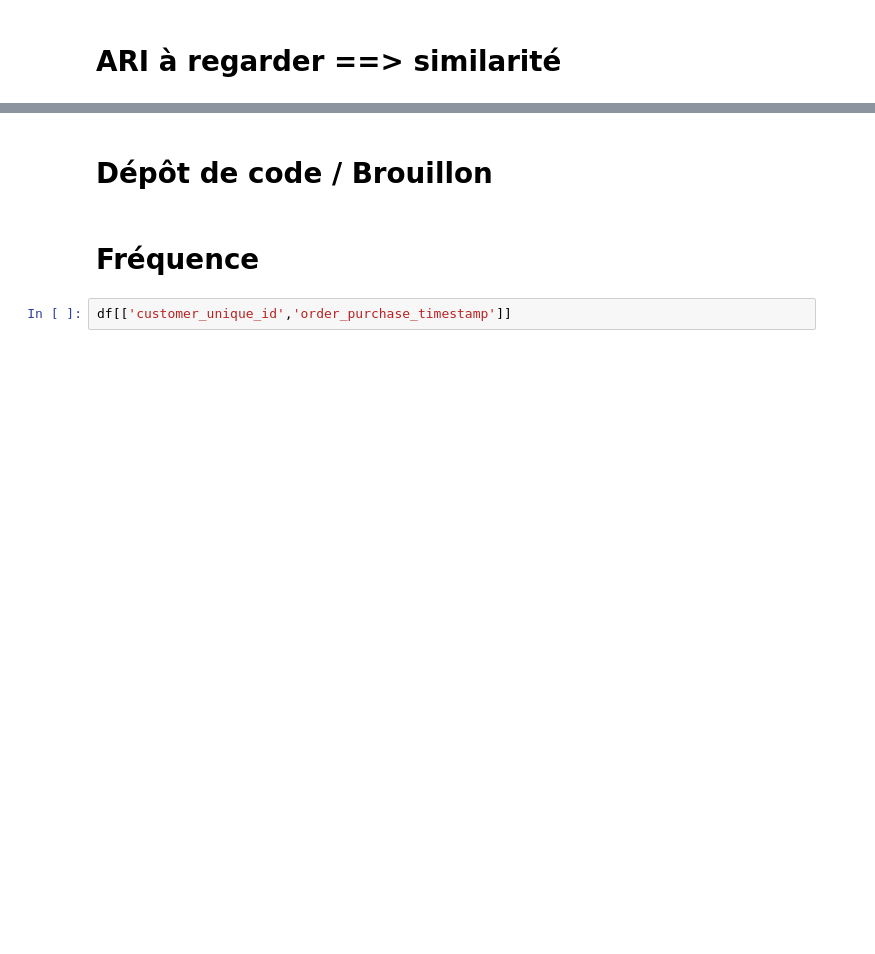
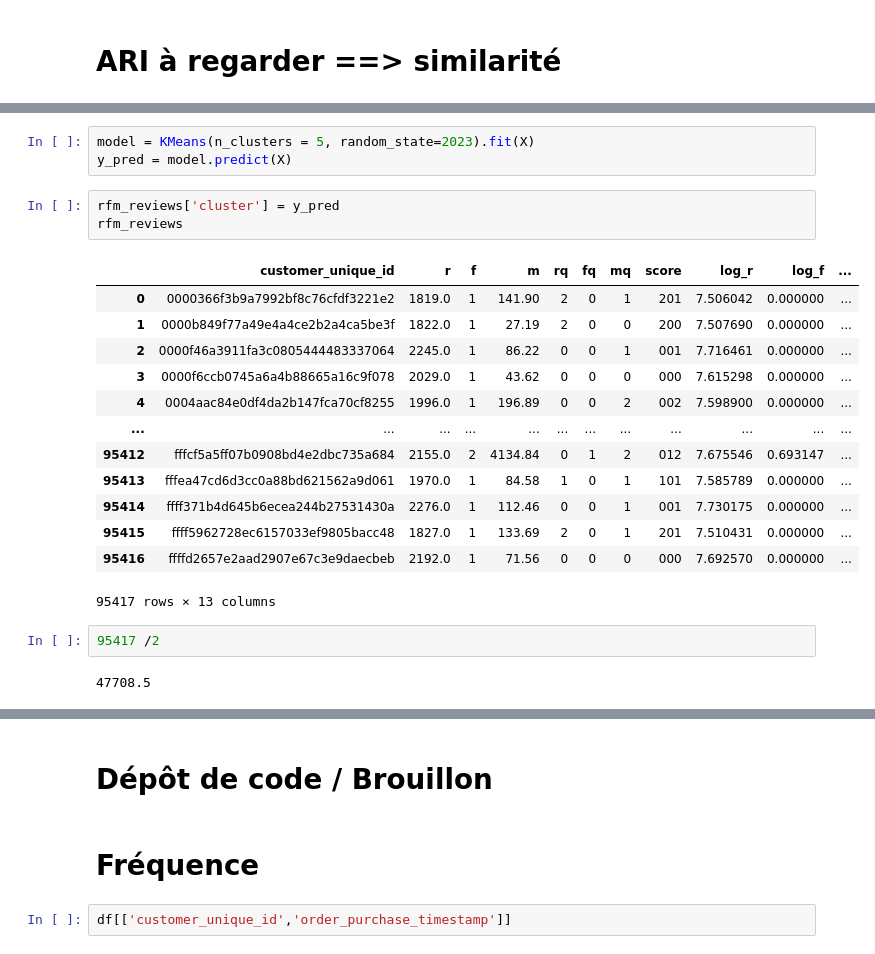
Before and after one commit to ArhurK/P5-Segmentez-les-clients-d-un-e-commerce, a Jupyter notebook: P5_Olist_Nettoyage.ipynb, the cells around one changed output, grey strips where cells are left out. Cells and saved outputs as stored; diff of their text form; blank space fills up the shorter version.

```diff
--- a/P5_Olist_Nettoyage.ipynb
+++ b/P5_Olist_Nettoyage.ipynb
@@ -915,0 +1045,24 @@ Index(['product_id', 'product_category_name', 'product_name_lenght',
+# %%
+model = KMeans(n_clusters = 5, random_state=2023).fit(X)
+y_pred = model.predict(X)
+# %%
+rfm_reviews['cluster'] = y_pred
+rfm_reviews
+# %% [output]
+|  | customer_unique_id | r | f | m | rq | fq | mq | score | log_r | log_f | ... |
+| 0 | 0000366f3b9a7992bf8c76cfdf3221e2 | 1819.0 | 1 | 141.90 | 2 | 0 | 1 | 201 | 7.506042 | 0.000000 | ... |
+| 1 | 0000b849f77a49e4a4ce2b2a4ca5be3f | 1822.0 | 1 | 27.19 | 2 | 0 | 0 | 200 | 7.507690 | 0.000000 | ... |
+| 2 | 0000f46a3911fa3c0805444483337064 | 2245.0 | 1 | 86.22 | 0 | 0 | 1 | 001 | 7.716461 | 0.000000 | ... |
+| 3 | 0000f6ccb0745a6a4b88665a16c9f078 | 2029.0 | 1 | 43.62 | 0 | 0 | 0 | 000 | 7.615298 | 0.000000 | ... |
+| 4 | 0004aac84e0df4da2b147fca70cf8255 | 1996.0 | 1 | 196.89 | 0 | 0 | 2 | 002 | 7.598900 | 0.000000 | ... |
+| ... | ... | ... | ... | ... | ... | ... | ... | ... | ... | ... | ... |
+| 95412 | fffcf5a5ff07b0908bd4e2dbc735a684 | 2155.0 | 2 | 4134.84 | 0 | 1 | 2 | 012 | 7.675546 | 0.693147 | ... |
+| 95413 | fffea47cd6d3cc0a88bd621562a9d061 | 1970.0 | 1 | 84.58 | 1 | 0 | 1 | 101 | 7.585789 | 0.000000 | ... |
+| 95414 | ffff371b4d645b6ecea244b27531430a | 2276.0 | 1 | 112.46 | 0 | 0 | 1 | 001 | 7.730175 | 0.000000 | ... |
+| 95415 | ffff5962728ec6157033ef9805bacc48 | 1827.0 | 1 | 133.69 | 2 | 0 | 1 | 201 | 7.510431 | 0.000000 | ... |
+| 95416 | ffffd2657e2aad2907e67c3e9daecbeb | 2192.0 | 1 | 71.56 | 0 | 0 | 0 | 000 | 7.692570 | 0.000000 | ... |
+95417 rows × 13 columns
+# %%
+95417 /2
+# %% [output]
+47708.5
```
Also changed, not shown: parts of 54 cells of this notebook, 1 other file.
